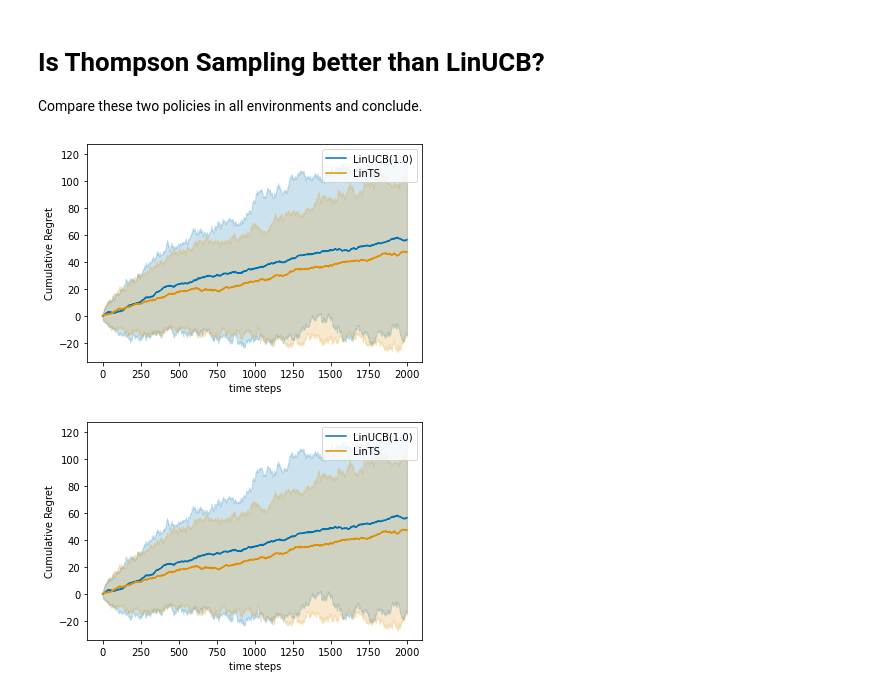
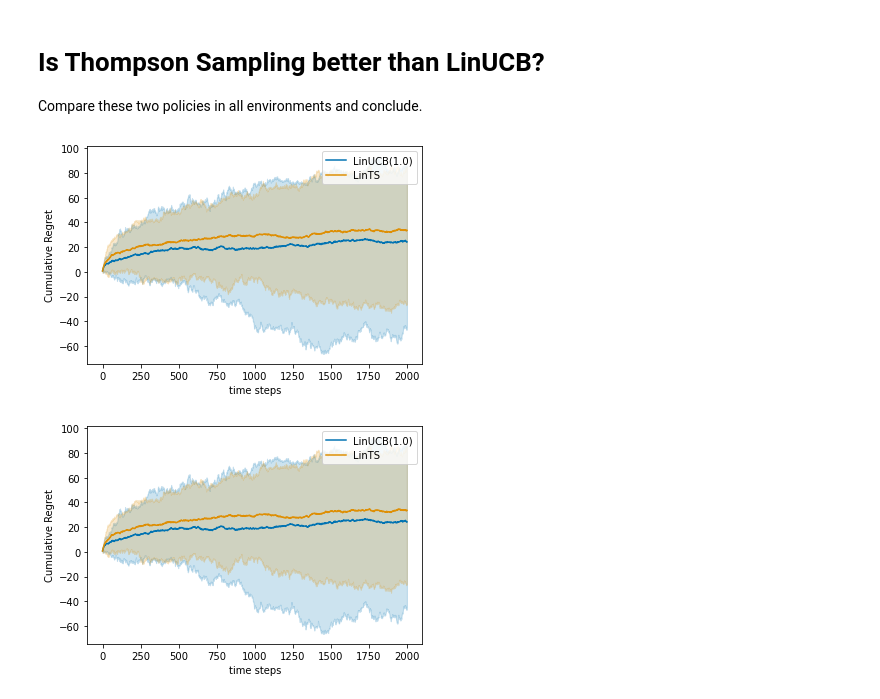
Before and after one commit to rlsummerschool/practical-sessions, a Jupyter notebook: notebooks/bandits_practice.ipynb, the cells around one changed output. Cells and saved outputs as stored; diff of their text form; code cells hidden in the pictures.

```diff
--- a/notebooks/bandits_practice.ipynb
+++ b/notebooks/bandits_practice.ipynb
@@ -75,7 +75,7 @@ def experiment_mab(environment, agents, N, T, mode="regret"):
 # %%
 K = 3  # number of arms
 
-means = np.array([0.1, 0.3, 0.9])
+means = np.array([0.1, 0.5, 0.9])
 
 T = 1000  # Horizon
 N = 50  # Monte Carlo simulations
@@ -478,7 +479,7 @@ class LinUCB(Agent):
 
         K, _ = arms.shape
         self.UCBs = np.zeros(K)
-        self.beta = np.sqrt(self.lambda_reg) + np.sqrt(2*np.log(1/self.delta) + np.log(1+self.t/(self.d*self.lambda_reg)))  #sqrt(beta)
+        self.beta = np.sqrt(self.lambda_reg) + np.sqrt(2*np.log(1./self.delta) + np.log(1+self.t/(self.d*self.lambda_reg)))  #sqrt(beta)
 
         for i in range(K):
             a = arms[i,:]
@@ -648,14 +643,13 @@ Compare these two policies in all environments and conclude.
 # %%
 T=2000
 N=50
 
-# linucb = LinUCB(T, d, delta, lambda_reg=1.)
+linucb.reset()
 ts = LinTS(d, delta, lambda_prior=1.)
 
+linucb_vs_ts = experiment_linb(iid_env, [linucb, ts], Nmc=N, T=T)
 
-linucb_vs_ts_fixed = experiment_linb(fixed_env, [linucb, ts], Nmc=N, T=T)
-
-plot_result(linucb_vs_ts_fixed, q=10)
+plot_result(linucb_vs_ts, q=10)
 # %% [output]
-[figure, old version]
+[figure, new version]
-[figure, old version]
+[figure, new version]
```
Also changed, not shown: parts of 11 cells of this notebook.
